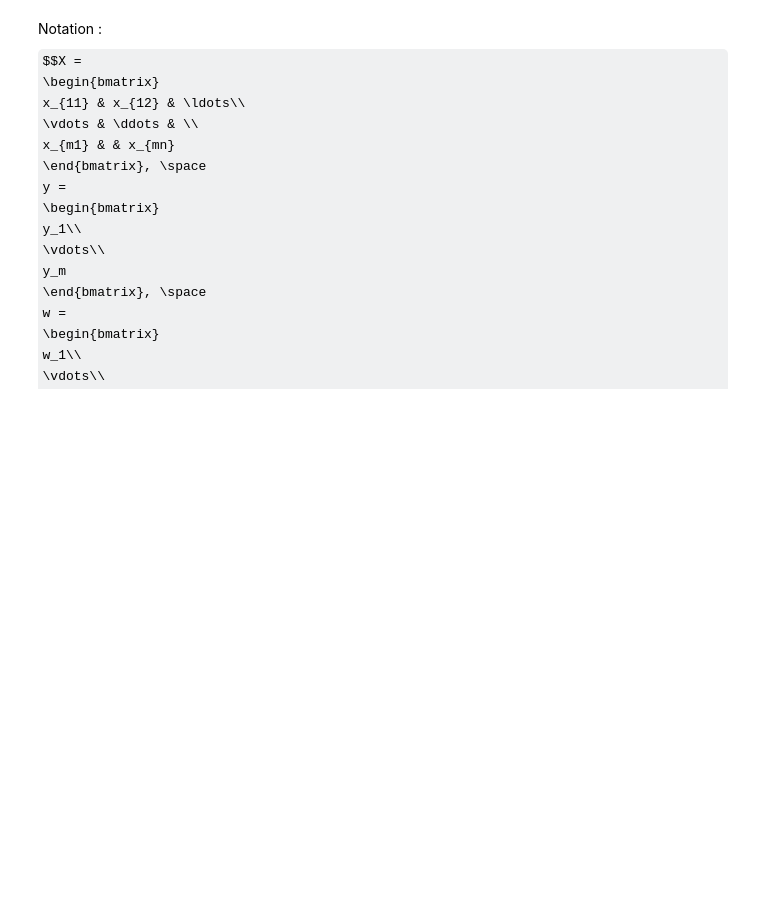
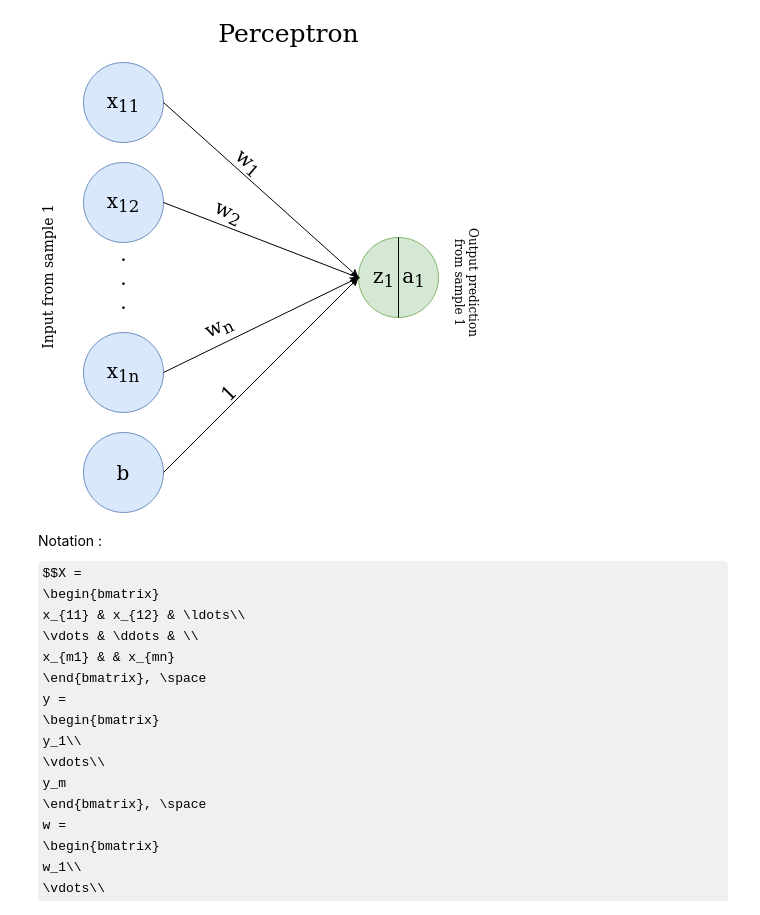
Before and after one commit to fjradi/Artificial-Neural-Network-from-Scratch, a Jupyter notebook: Perceptron.ipynb, the cells around one changed output. Saved outputs shown, nothing was run; the diff lists cells and outputs as text; code cells hidden in the pictures; some formulas as TeX source; blank space fills up the shorter version.

```diff
--- a/Perceptron.ipynb
+++ b/Perceptron.ipynb
@@ -1,3 +1,8 @@
+# %%
+from IPython.display import Image
+Image(filename='Perceptron.png')
+# %% [output]
+[figure, added]
 # %% [markdown]
 Notation :
 $$X =
```
Also changed, not shown: parts of 3 cells of this notebook, 1 other file.
